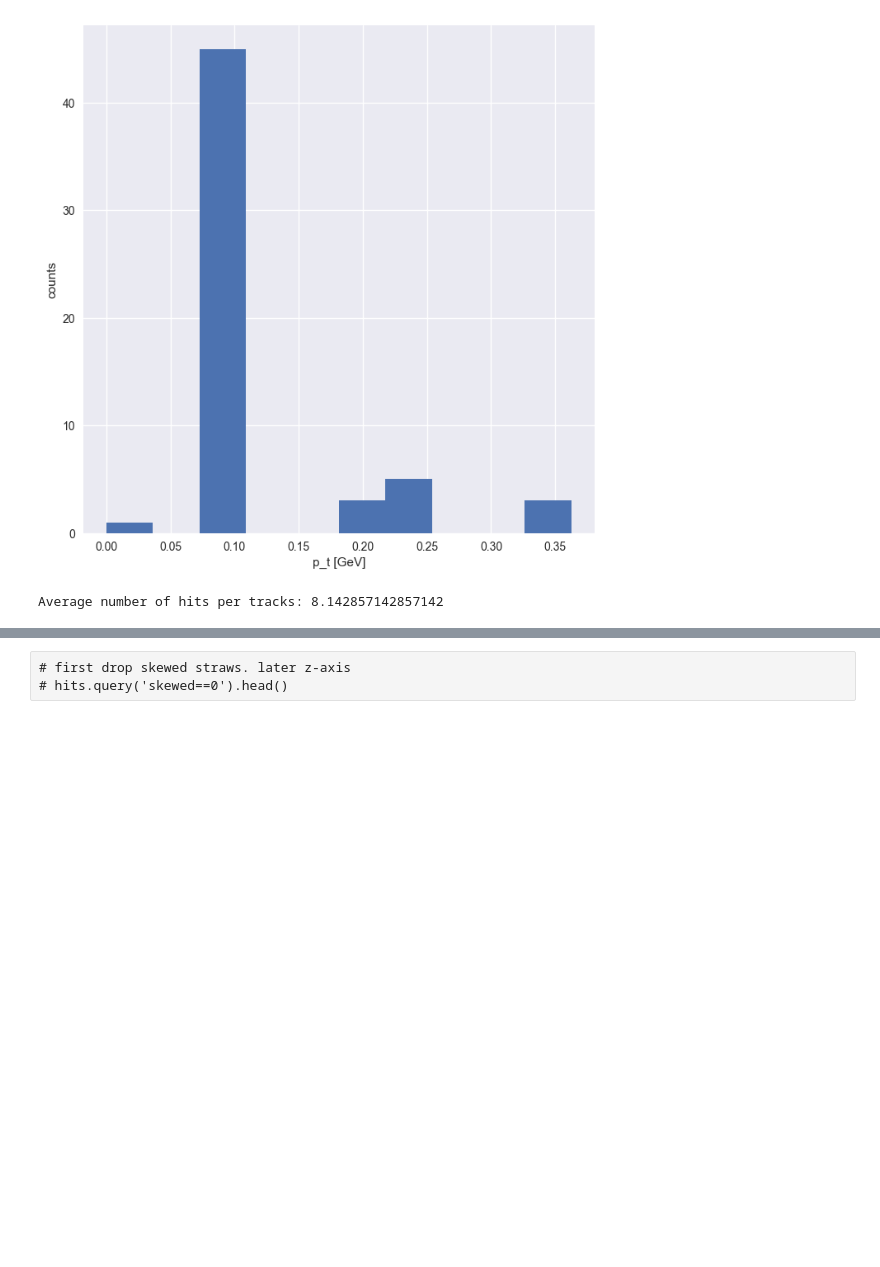
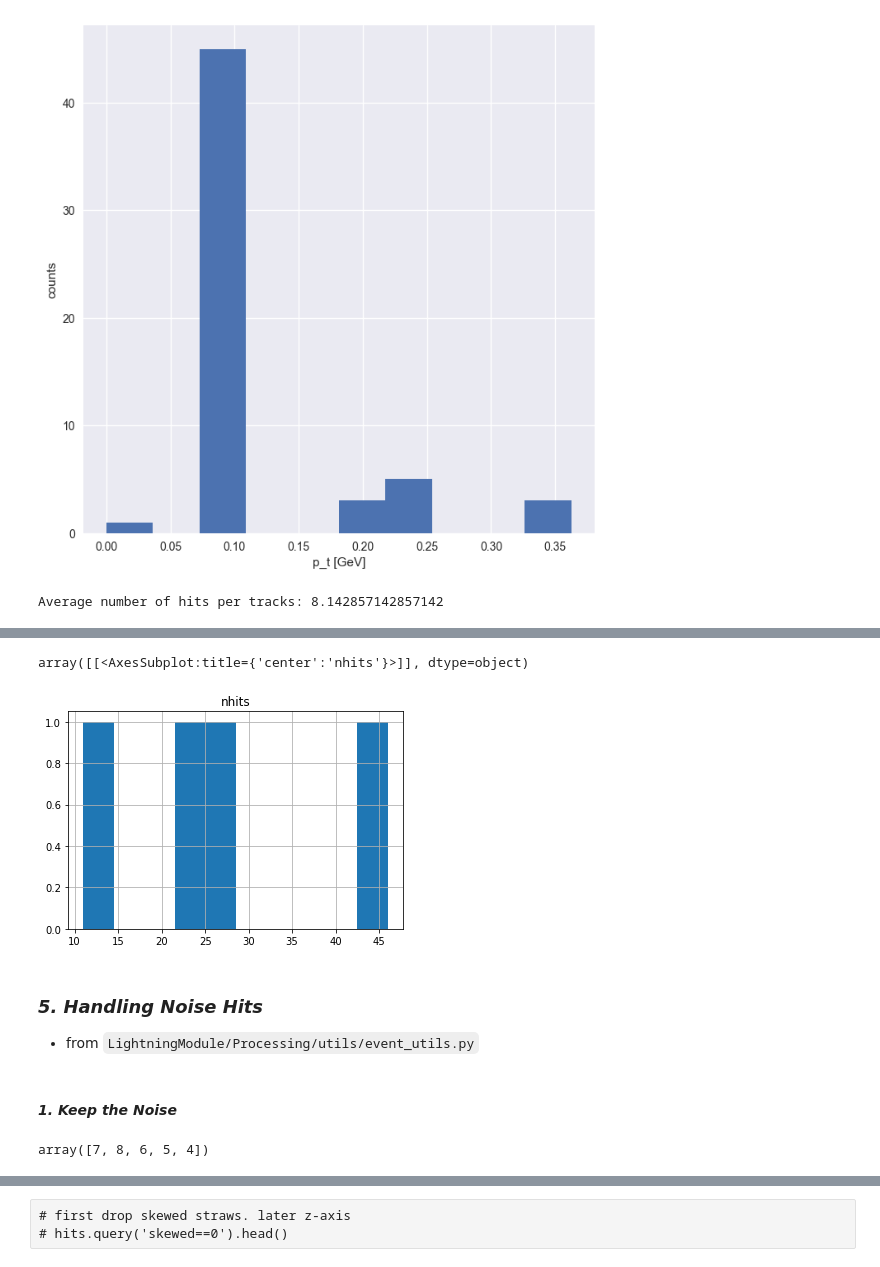
Before and after one commit to ai4fair/pandaml, a Jupyter notebook: stt_eda.ipynb, the cells around one changed output, grey strips where cells are left out. Drawn from its saved outputs; the diff is of its cells as text; code cells hidden in the pictures; blank space fills up the shorter version.

```diff
--- a/stt_eda.ipynb
+++ b/stt_eda.ipynb
@@ -65,4 +62,4 @@ event0000000001 memory usage 0.01 MB
 # although both are similar in many respects but have diffenct purpose.
 from src import SttCSVReader, Draw_Reader_Event
 # %%
-reader = SttCSVReader(input_dir, True, True)
+reader = SttCSVReader(path=input_dir, noise=True, skewed=True)
@@ -291,0 +283,2 @@ Average number of hits per tracks: 8.142857142857142
+# %%
+data = reader(8512)
@@ -291,0 +293,11 @@ Average number of hits per tracks: 8.142857142857142
+# %%
+data.particles.hist(column='nhits')
+# %% [output]
+array([[<AxesSubplot:title={'center':'nhits'}>]], dtype=object)
+[figure, added]
+# %% [markdown]
+### _5. Handling Noise Hits_
+
+- from `LightningModule/Processing/utils/event_utils.py`
+# %% [markdown]
+#### _1. Keep the Noise_
@@ -291,0 +309,4 @@ Average number of hits per tracks: 8.142857142857142
+# %%
+truth_1.particle_id.unique()
+# %% [output]
+array([7, 8, 6, 5, 4])
```
Also changed, not shown: parts of 46 cells of this notebook, 1 other file.
